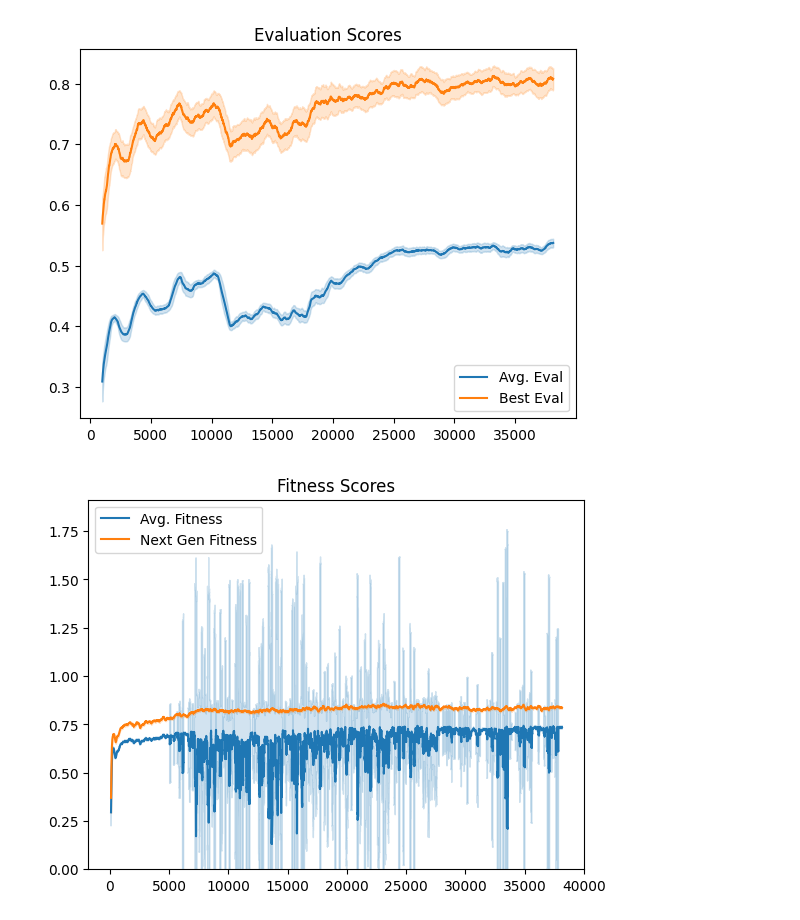
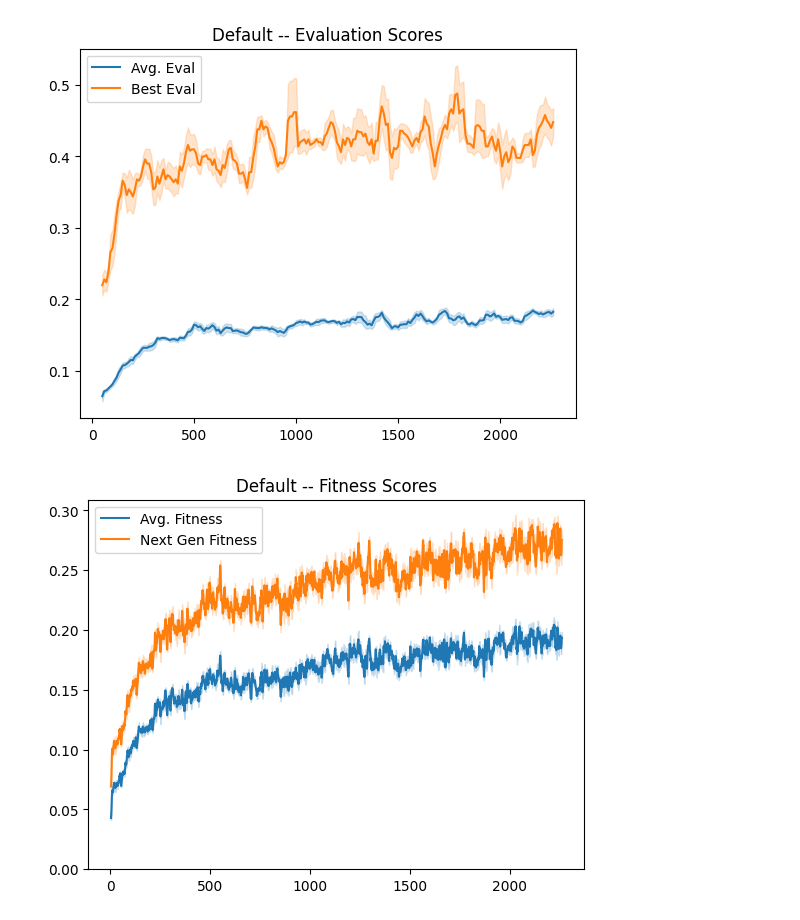
Before and after one commit to zazyzaya/SwarmDynamics, a Jupyter notebook: notebooks/training_progress.ipynb, the cells around one changed output. Saved outputs shown, nothing was run; the diff lists cells and outputs as text; code cells hidden in the pictures.

```diff
--- a/notebooks/training_progress.ipynb
+++ b/notebooks/training_progress.ipynb
@@ -3,7 +3,7 @@ import matplotlib.pyplot as plt
 import pandas as pd
 import numpy as np
 # %%
-def smooth(x,y, step=100):
+def smooth(x,y, step=5):
     out_y = []
     error = []
     for i in range(y.shape[0]-step):
@@ -30,7 +30,7 @@ def plot_progress(fname, title):
     plt.fill_between(x=x, y1=y+err/2, y2=y-err/2, color='C1', alpha=0.2)
 
     plt.legend()
-    plt.title('Evaluation Scores')
+    plt.title(title + ' -- Evaluation Scores')
     plt.show()
 
     x,y = df['generation'], df['avg_fitness']
@@ -45,12 +45,11 @@ def plot_progress(fname, title):
 
     plt.ylim(bottom=0)
     plt.legend()
-    plt.title('Fitness Scores')
+    plt.title(title + ' -- Fitness Scores')
     plt.show()
 # %%
-plot_progress('defaults', 'Default')
+plot_progress('default', 'Default')
 plot_progress('large_pop', 'Large Population')
-plot_progress('rand_init', 'Random Initialization')
 # %% [output]
-[figure, old version]
+[figure, new version]
-[figure, old version]
+[figure, new version]
```
Also changed, not shown: parts of 1 cell of this notebook, 7 other files.
